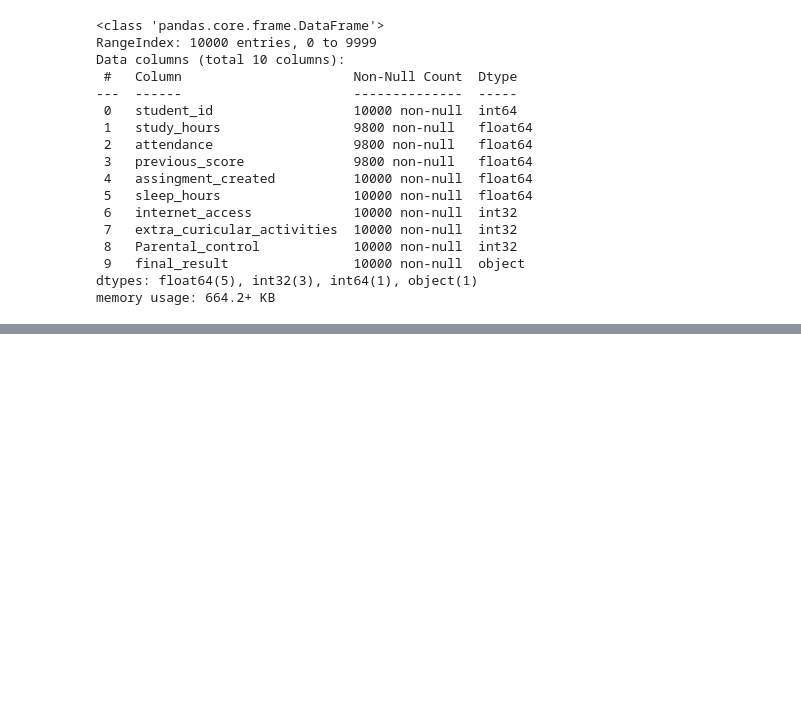
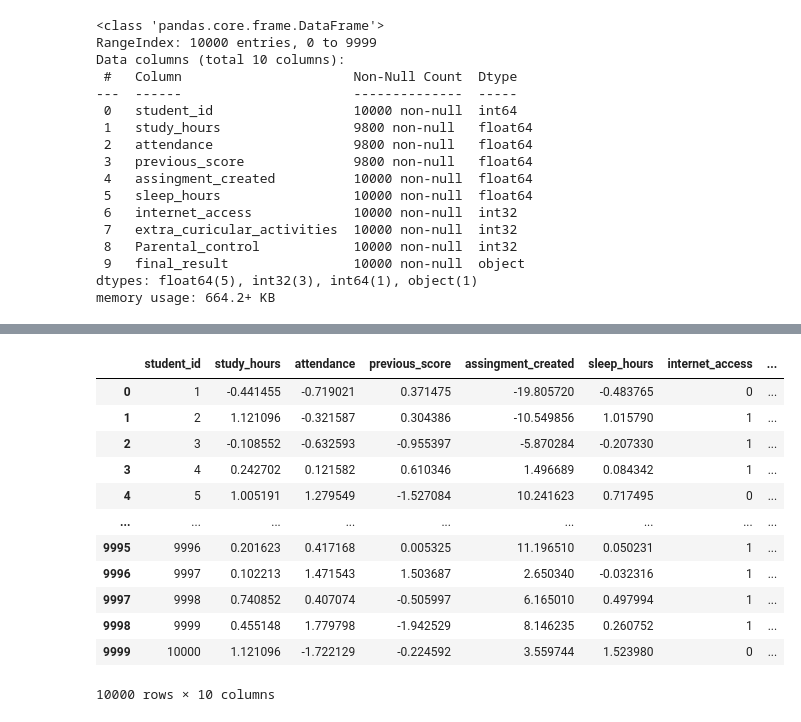
Before and after one commit to Anubhavpq/GFG_Data_Analysis, a Jupyter notebook: AIML_Workshop/3.ipynb, the cells around one changed output, grey strips where cells are left out. Saved outputs shown, nothing was run; the diff lists cells and outputs as text; code cells hidden in the pictures; blank space fills up the shorter version.

```diff
--- a/AIML_Workshop/3.ipynb
+++ b/AIML_Workshop/3.ipynb
@@ -251,0 +318,23 @@ memory usage: 664.2+ KB
+# %%
+data["final_result "] = data["final_result "].map({ "pass" :1 , "fail" :0  })
+# %%
+from sklearn.preprocessing import StandardScaler
+
+scaler = StandardScaler()
+numerical_col = ["study_hours" , "attendance" , "previous_score" , "sleep_hours"]
+data[numerical_col] = scaler.fit_transform(data[numerical_col])
+data
+# %% [output]
+|  | student_id | study_hours | attendance | previous_score | assingment_created | sleep_hours | internet_access | ... |
+| 0 | 1 | -0.441455 | -0.719021 | 0.371475 | -19.805720 | -0.483765 | 0 | ... |
+| 1 | 2 | 1.121096 | -0.321587 | 0.304386 | -10.549856 | 1.015790 | 1 | ... |
+| 2 | 3 | -0.108552 | -0.632593 | -0.955397 | -5.870284 | -0.207330 | 1 | ... |
+| 3 | 4 | 0.242702 | 0.121582 | 0.610346 | 1.496689 | 0.084342 | 1 | ... |
+| 4 | 5 | 1.005191 | 1.279549 | -1.527084 | 10.241623 | 0.717495 | 0 | ... |
+| ... | ... | ... | ... | ... | ... | ... | ... | ... |
+| 9995 | 9996 | 0.201623 | 0.417168 | 0.005325 | 11.196510 | 0.050231 | 1 | ... |
+| 9996 | 9997 | 0.102213 | 1.471543 | 1.503687 | 2.650340 | -0.032316 | 1 | ... |
+| 9997 | 9998 | 0.740852 | 0.407074 | -0.505997 | 6.165010 | 0.497994 | 1 | ... |
+| 9998 | 9999 | 0.455148 | 1.779798 | -1.942529 | 8.146235 | 0.260752 | 1 | ... |
+| 9999 | 10000 | 1.121096 | -1.722129 | -0.224592 | 3.559744 | 1.523980 | 0 | ... |
+10000 rows × 10 columns
```
Also changed, not shown: parts of 12 cells of this notebook.
